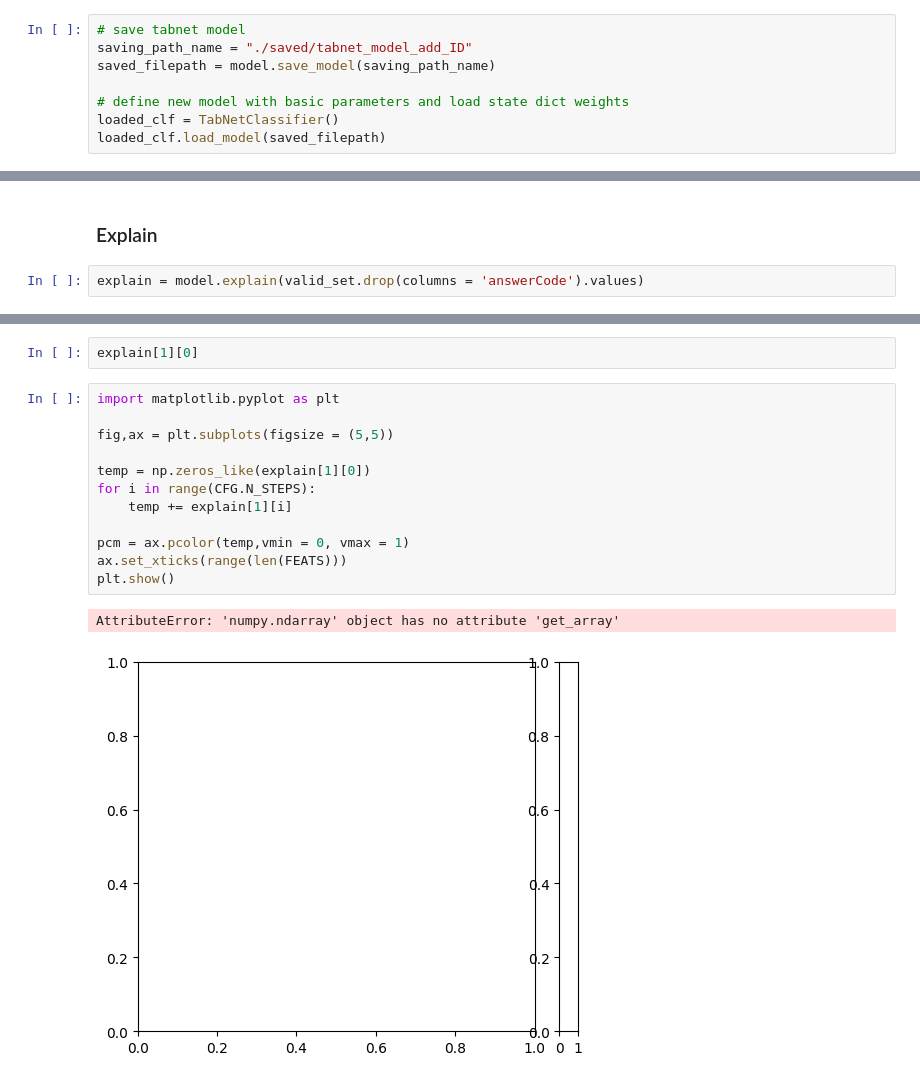
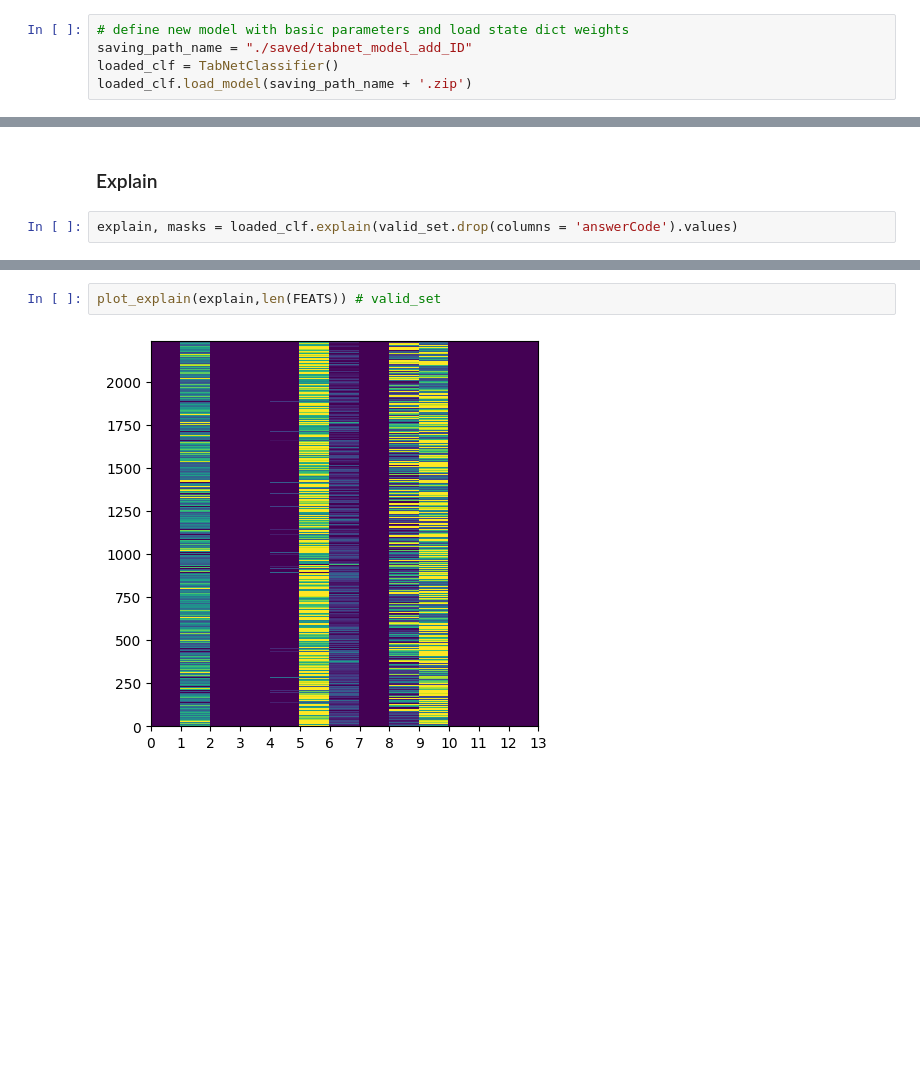
Before and after one commit to boostcampaitech4lv23recsys2/level2_dkt_recsys-level2-recsys-08, a Jupyter notebook: TABNET/tabnet.ipynb, the cells around one changed output, grey strips where cells are left out. Cells and saved outputs as stored; diff of their text form; blank space fills up the shorter version.

```diff
--- a/TABNET/tabnet.ipynb
+++ b/TABNET/tabnet.ipynb
@@ -168,8 +175,5 @@ Stop training because you reached max_epochs = 5 with best_epoch = 2 and best_va
 # %%
-# save tabnet model
+# define new model with basic parameters and load state dict weights
 saving_path_name = "./saved/tabnet_model_add_ID"
-saved_filepath = model.save_model(saving_path_name)
-
-# define new model with basic parameters and load state dict weights
 loaded_clf = TabNetClassifier()
-loaded_clf.load_model(saved_filepath)
+loaded_clf.load_model(saving_path_name + '.zip')
@@ -188,4 +190,4 @@ submission.to_csv('./submission/submission.add_cat.csv')
 # %% [markdown]
 ### Explain
 # %%
-explain = model.explain(valid_set.drop(columns = 'answerCode').values)
+explain, masks = loaded_clf.explain(valid_set.drop(columns = 'answerCode').values)
@@ -213,17 +194,4 @@ array([[0., 0., 0., ..., 0., 0., 0.],
-# %%
-explain[1][0]
-# %%
-import matplotlib.pyplot as plt
-
-fig,ax = plt.subplots(figsize = (5,5))
-
-temp = np.zeros_like(explain[1][0])
-for i in range(CFG.N_STEPS):
-    temp += explain[1][i]
-
-pcm = ax.pcolor(temp,vmin = 0, vmax = 1)
-ax.set_xticks(range(len(FEATS)))
-plt.show()
-# %% [output]
-AttributeError: 'numpy.ndarray' object has no attribute 'get_array'
-[figure, removed]
+# %%
+plot_explain(explain,len(FEATS)) # valid_set
+# %% [output]
+[figure, added]
```
Also changed, not shown: parts of 10 cells of this notebook, 30 other files.
